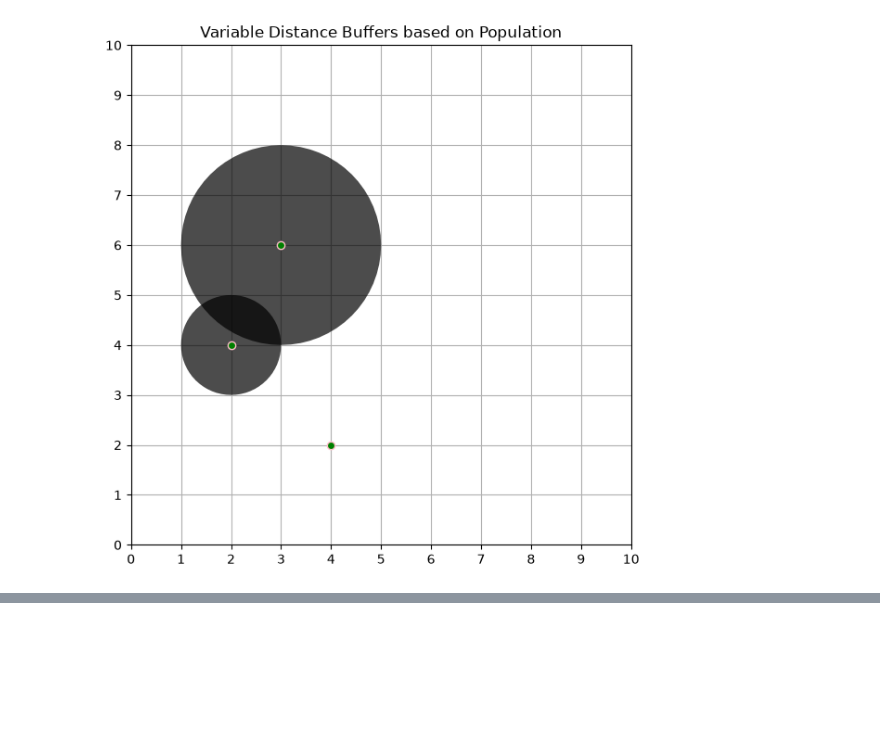
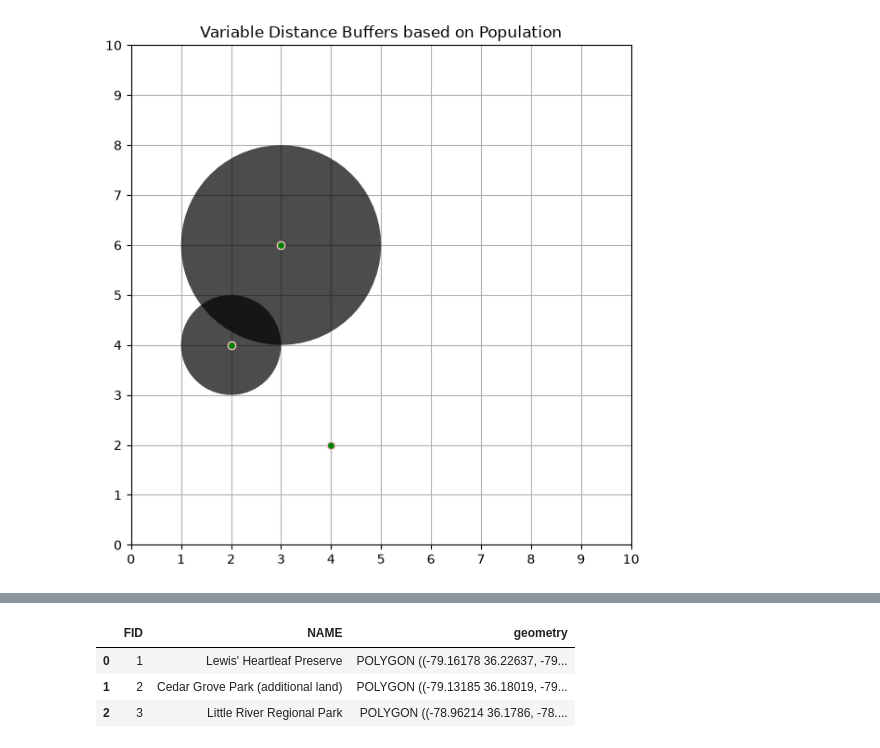
Before and after one commit to stromc485/geog592-stromc, a Jupyter notebook: schedule/week6/GEOG592_GeoPandas_Module3_Spatial_Relationships_and_Joins_vspt302026.ipynb, the cells around one changed output, grey strips where cells are left out. Saved outputs shown, nothing was run; the diff lists cells and outputs as text; code cells hidden in the pictures; blank space fills up the shorter version.

```diff
--- a/schedule/week6/GEOG592_GeoPandas_Module3_Spatial_Relationships_and_Joins_vspt302026.ipynb
+++ b/schedule/week6/GEOG592_GeoPandas_Module3_Spatial_Relationships_and_Joins_vspt302026.ipynb
@@ -468,0 +489,7 @@ plt.show()
+# %%
+parks.head(3)
+# %% [output]
+|  | FID | NAME | geometry |
+| 0 | 1 | Lewis' Heartleaf Preserve | POLYGON ((-79.16178 36.22637, -79... |
+| 1 | 2 | Cedar Grove Park (additional land) | POLYGON ((-79.13185 36.18019, -79... |
+| 2 | 3 | Little River Regional Park | POLYGON ((-78.96214 36.1786, -78.... |
```
Also changed, not shown: parts of 6 cells of this notebook, 1 other file.
